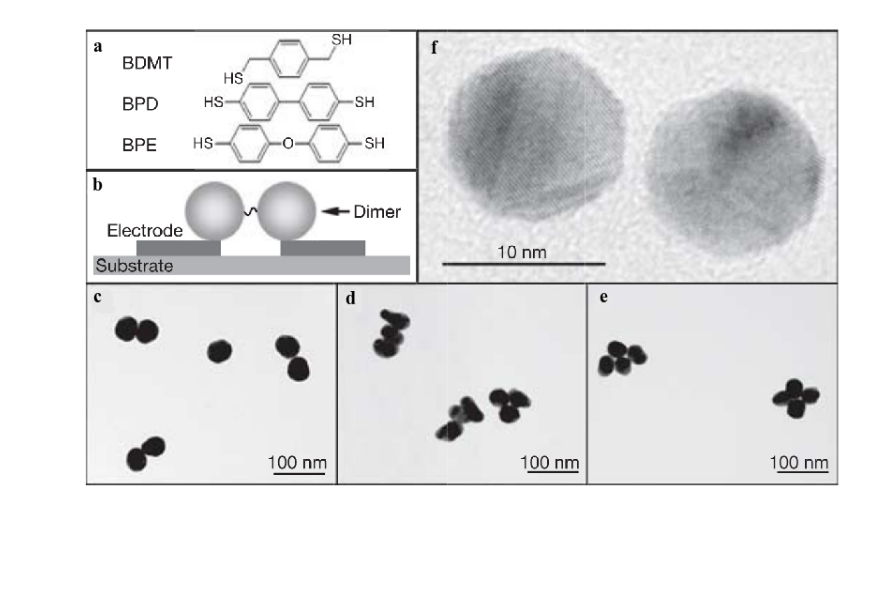
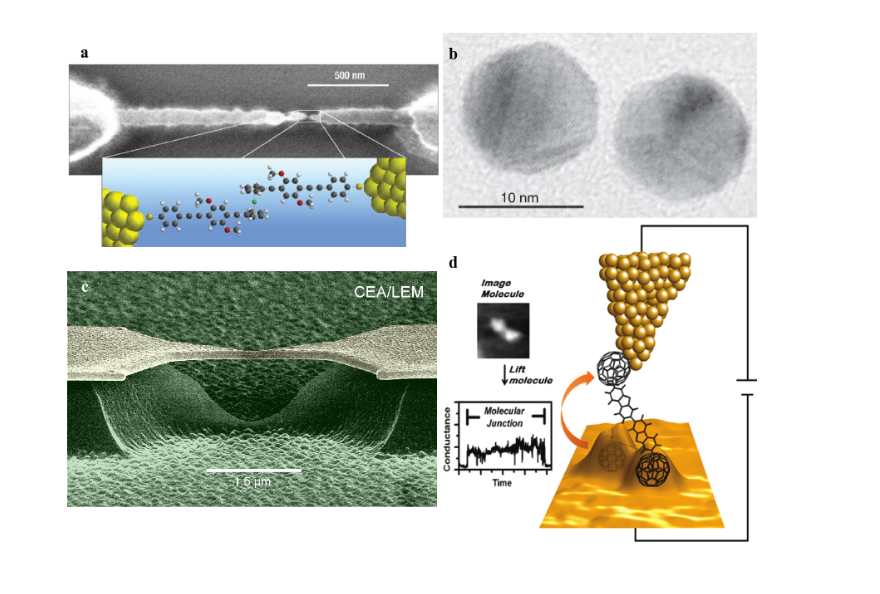
Before and after one commit to HenriqueCSJ/PhD-Thesis-Molecular-Magnetism, a Jupyter notebook: Spintronique/MolSpintro2/MolSpintro2.ipynb, the cells around one changed output. Drawn from its saved outputs; the diff is of its cells as text; code cells hidden in the pictures; blank space fills up the shorter version.

```diff
--- a/Spintronique/MolSpintro2/MolSpintro2.ipynb
+++ b/Spintronique/MolSpintro2/MolSpintro2.ipynb
@@ -1,8 +1,8 @@
 # %%
 import matplotlib.image as mpimg #pour les imagesfrom matplotlib.patches import Polygon, Circlefrom matplotlib.offsetbox import TextArea, DrawingArea, OffsetImage, AnnotationBbox
 # %%
-Mesure = mpimg.imread("/home/hukadan/These/Manuscript/Spintronique/MolSpintro2/BottomUpApproch.png")Mesure = Mesure.tolist()Mesure.reverse()fig = figure(figsize=(12,7))ax1 = fig.add_subplot(111)im = ax1.imshow(Mesure)#ax1.set_xlim(50,950)ax1.set_axis_off()ax1.text(0.03, 0.95,"a",fontsize=20,fontweight="bold",horizontalalignment='center',verticalalignment='center',transform = ax1.transAxes)ax1.text(0.03, 0.66,"b",fontsize=20,fontweight="bold",horizontalalignment='center',verticalalignment='center',transform = ax1.transAxes)ax1.text(0.03, 0.42,"c",fontsize=20,fontweight="bold",horizontalalignment='center',verticalalignment='center',transform = ax1.transAxes)ax1.text(0.47, 0.95,"f",fontsize=20,fontweight="bold",horizontalalignment='center',verticalalignment='center',transform = ax1.transAxes)ax1.text(0.36, 0.42,"d",fontsize=20,fontweight="bold",horizontalalignment='center',verticalalignment='center',transform = ax1.transAxes)ax1.text(0.69, 0.42,"e",fontsize=20,fontweight="bold",horizontalalignment='center',verticalalignment='center',transform = ax1.transAxes)fig.subplots_adjust(top=1, bottom=0, left=0, right=1)fig.savefig("/home/hukadan/These/Manuscript/Spintronique/MolSpintro2/MolSpintro2.pdf", dpi=600)
+#Mesure = mpimg.imread("/home/hukadan/These/Manuscript/Spintronique/MolSpintro2/MolSpintro2-page001.png")#Mesure = Mesure.tolist()#Mesure.reverse()fig = figure(figsize=(12,8.5))ax1 = fig.add_subplot(111)im = ax1.imshow(Mesure)#ax1.set_xlim(50,950)ax1.set_axis_off()ax1.text(0.025, 0.96,"a",fontsize=20,fontweight="bold",horizontalalignment='center',verticalalignment='center',transform = ax1.transAxes)ax1.text(0.56, 0.96,"b",fontsize=20,fontweight="bold",horizontalalignment='center',verticalalignment='center',transform = ax1.transAxes)ax1.text(0.025, 0.5,"c",fontsize=20,color="white", fontweight="bold",horizontalalignment='center',verticalalignment='center',transform = ax1.transAxes)ax1.text(0.56, 0.55,"d",fontsize=20,fontweight="bold",horizontalalignment='center',verticalalignment='center',transform = ax1.transAxes)fig.subplots_adjust(top=1, bottom=0, left=0, right=1)fig.savefig("/home/hukadan/These/Manuscript/Spintronique/MolSpintro2/MolSpintro2.pdf", dpi=300)
 # %% [output]
-[figure, old version]
+[figure, new version]
 # %%
 ax1.text?
```
Also changed, not shown: 15 other files.
